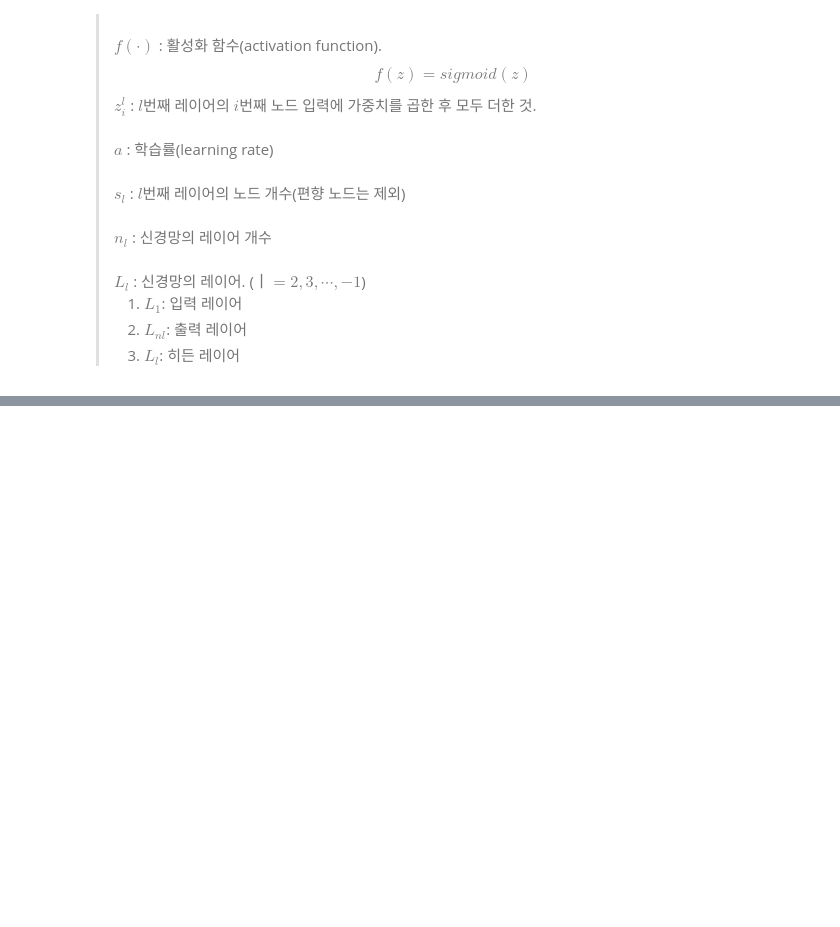
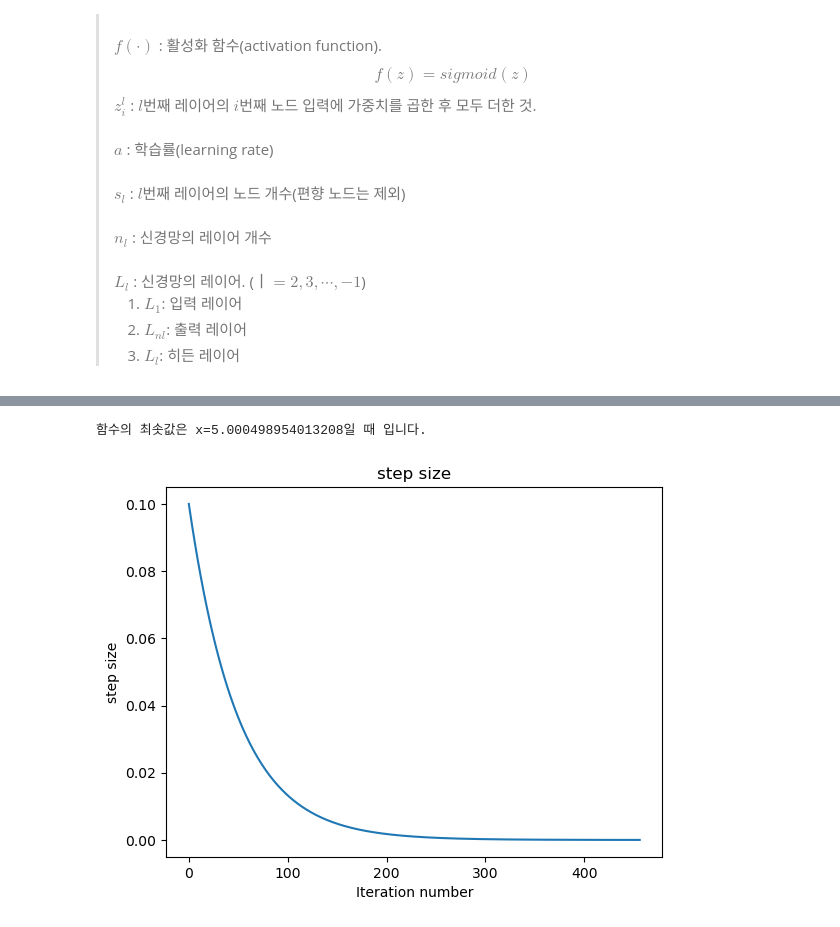
Before and after one commit to jieun000/python, a Jupyter notebook: 2_linearAlgebra/00_linearAlgebra.ipynb, the cells around one changed output, grey strips where cells are left out. Cells and saved outputs as stored; diff of their text form; code cells hidden in the pictures; blank space fills up the shorter version.

```diff
--- a/2_linearAlgebra/00_linearAlgebra.ipynb
+++ b/2_linearAlgebra/00_linearAlgebra.ipynb
@@ -827,0 +907,6 @@ plt.show()
+# %%
+# 시작 위치가 양수인 경우 경사 하강법을 수행.
+gradient_descent(next_x=10, gamma=0.01, precision=0.00001, max_iteration=1000)
+# %% [output]
+함수의 최솟값은 x=5.000498954013208일 때 입니다.
+[figure, added]
```
Also changed, not shown: parts of 14 cells of this notebook, 1 other file.
